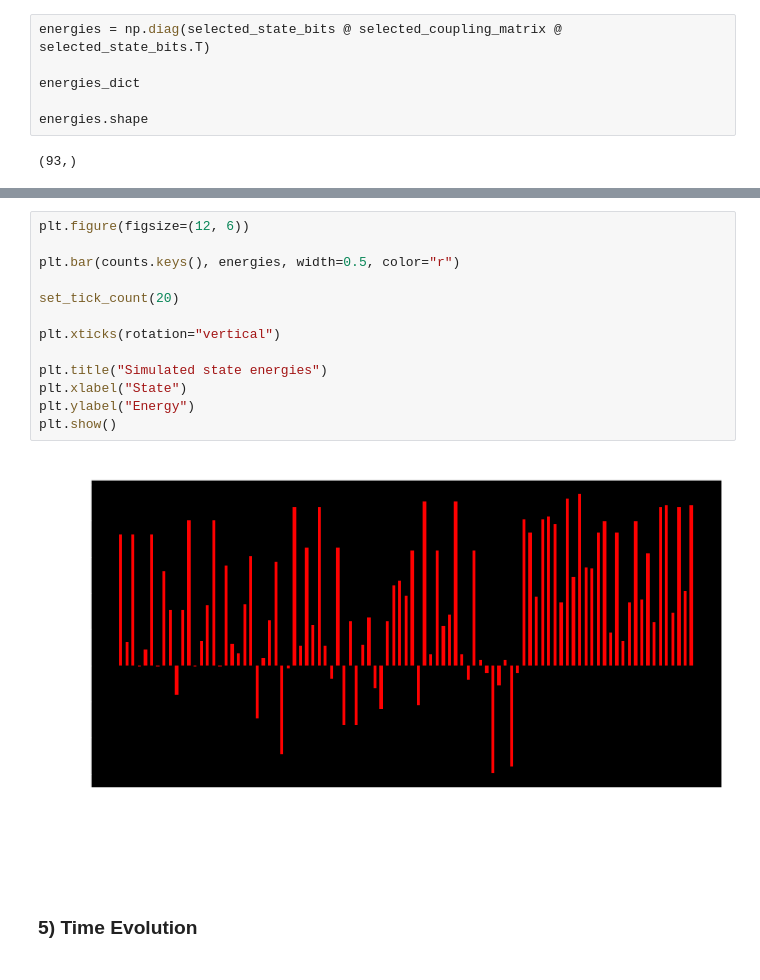
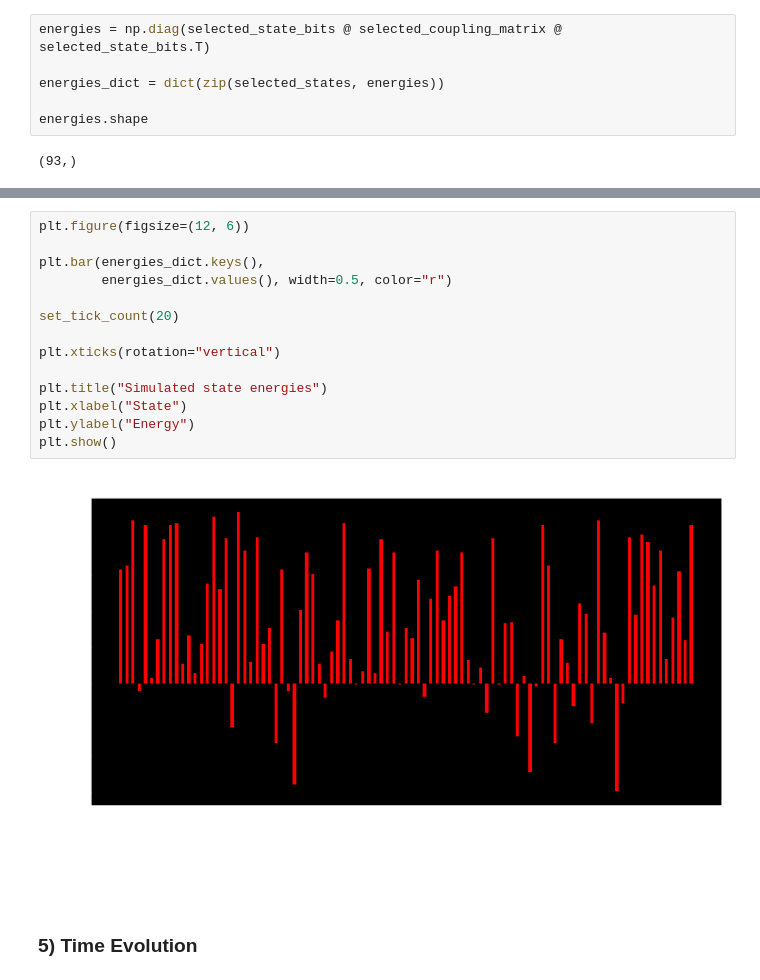
Before and after one commit to ogorodnikov/fmqa, a Jupyter notebook: chemistry/pasqal.ipynb, the cells around one changed output, grey strips where cells are left out. Drawn from its saved outputs; the diff is of its cells as text.

```diff
--- a/chemistry/pasqal.ipynb
+++ b/chemistry/pasqal.ipynb
@@ -347,7 +347,7 @@ all_state_bits.shape
 # %%
 energies = np.diag(selected_state_bits @ selected_coupling_matrix @ selected_state_bits.T)
 
-energies_dict
+energies_dict = dict(zip(selected_states, energies))
 
 energies.shape
 # %% [output]
@@ -405,18 +377,19 @@ plt.show()
 # %%
 plt.figure(figsize=(12, 6))
 
-plt.bar(counts.keys(), energies, width=0.5, color="r")
+plt.bar(energies_dict.keys(),
+        energies_dict.values(), width=0.5, color="r")
 
 set_tick_count(20)
 
 plt.xticks(rotation="vertical")
 
 plt.title("Simulated state energies")
 plt.xlabel("State")
 plt.ylabel("Energy")
 plt.show()
 # %% [output]
-[figure, old version]
+[figure, new version]
 # %% [markdown]
 ### 5) Time Evolution
 # %%
```
Also changed, not shown: parts of 8 cells of this notebook.
